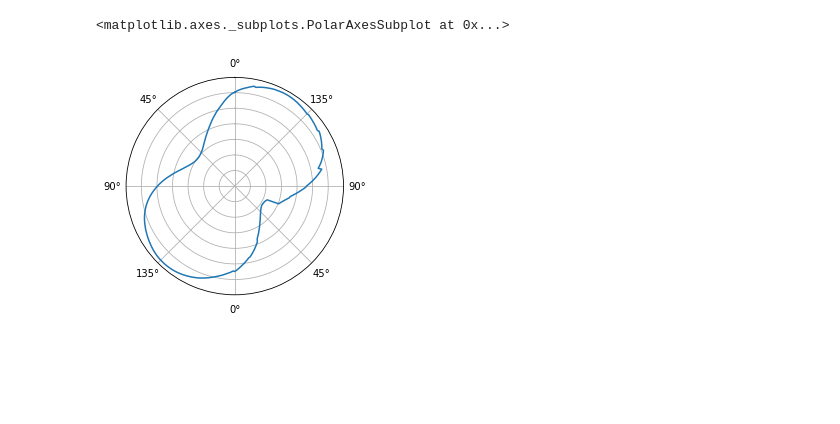
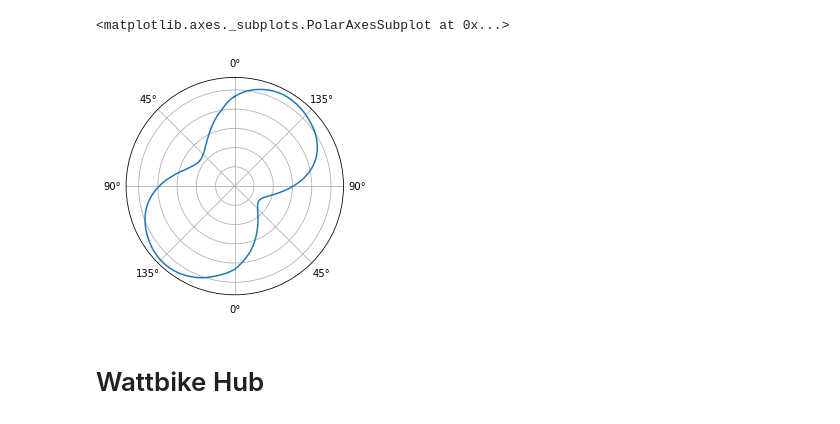
Before and after one commit to AartGoossens/pedalpy, a Jupyter notebook: Example.ipynb, the cells around one changed output. Cells and saved outputs as stored; diff of their text form; code cells hidden in the pictures; blank space fills up the shorter version.

Commit message:
Adds wattbikehub integration

```diff
--- a/Example.ipynb
+++ b/Example.ipynb
@@ -3,3 +5,3 @@ from pedalpy import teamzwatt
 # %%
-fname = 'tests/fixtures/teamzwatt2.txt'
-rdf = teamzwatt.load(fname, normalize=True)
+filename = 'tests/fixtures/teamzwatt1.txt'
+rdf_tz = teamzwatt.load(filename, normalize=False)
@@ -24,5 +8,7 @@ rdf = teamzwatt.load(fname, normalize=True)
 # %%
-rdf.plot.polar()
+rdf_tz.plot.polar()
 # %% [output]
 <matplotlib.axes._subplots.PolarAxesSubplot at 0x...>
-[figure, old version]
+[figure, new version]
+# %% [markdown]
+# Wattbike Hub
```
Also changed, not shown: parts of 6 cells of this notebook, 4 other files.
